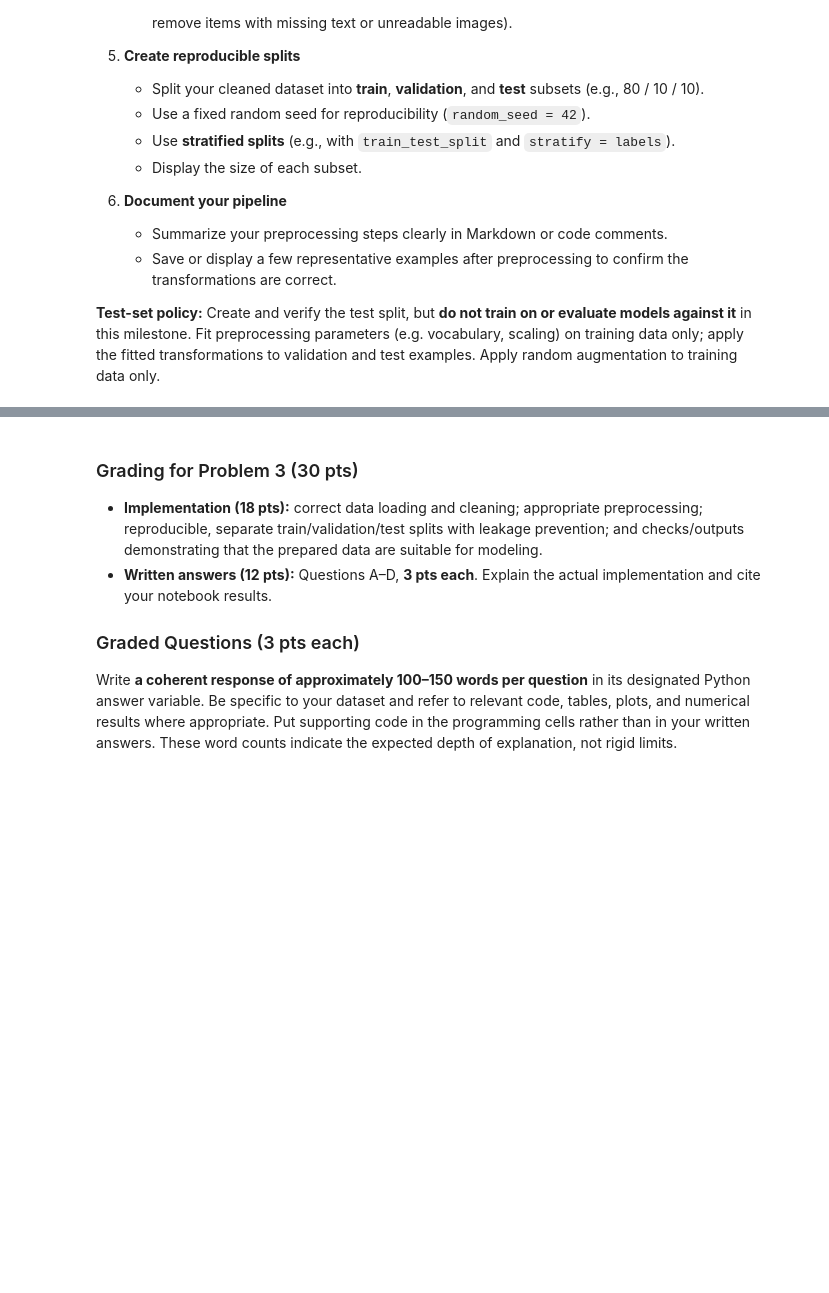
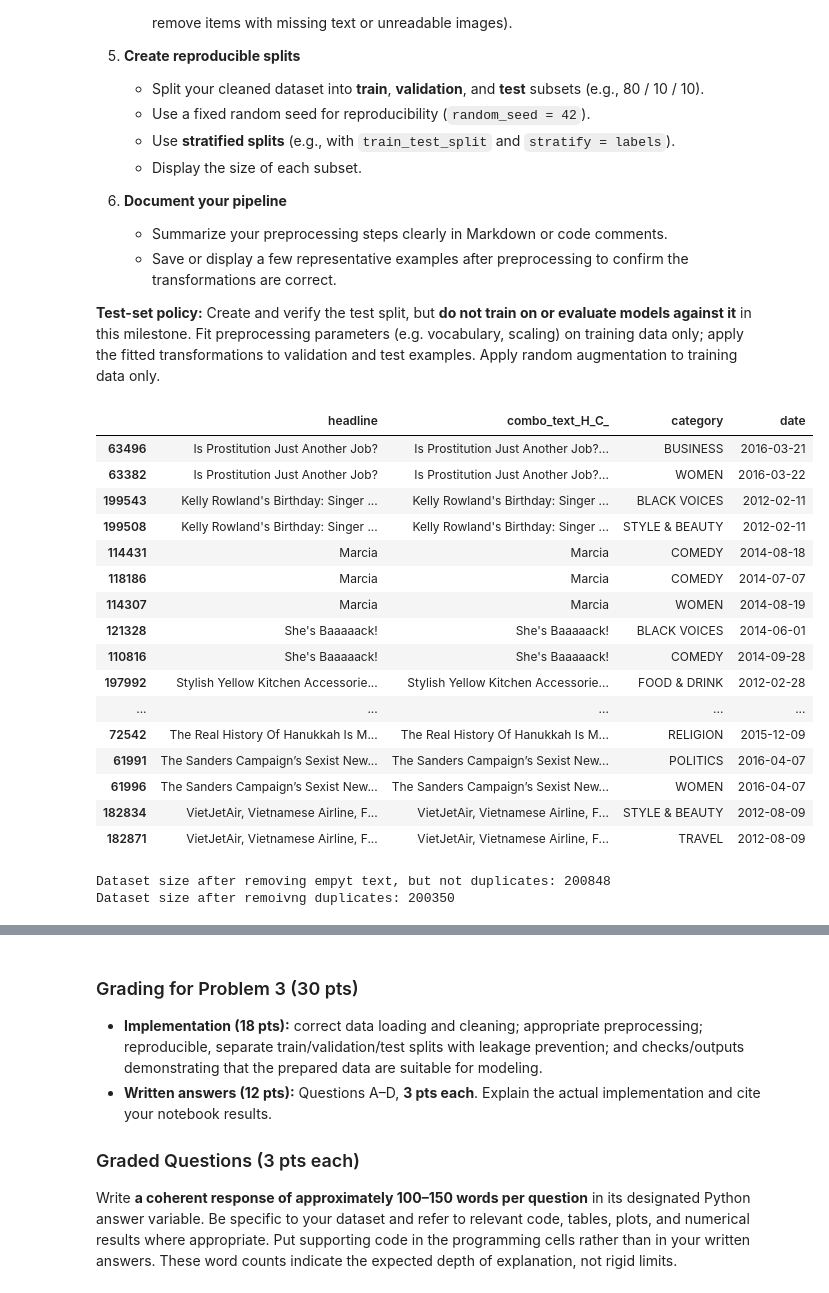
Before and after one commit to raffwh/dx703_hw, a Jupyter notebook: notebooks/Final_Project_Milestone_1.ipynb, the cells around one changed output, grey strips where cells are left out. Drawn from its saved outputs; the diff is of its cells as text; code cells hidden in the pictures; blank space fills up the shorter version.

```diff
--- a/notebooks/Final_Project_Milestone_1.ipynb
+++ b/notebooks/Final_Project_Milestone_1.ipynb
@@ -813,0 +1084,70 @@ Implement the **data preparation and preprocessing steps** that you proposed in
+# %%
+#### ----------------------------------------------------- ####
+
+#      PREPROCESSING
+# ======================================
+#
+
+##_____ CREATE COMBO TEXT _____ ##: using the functions above
+
+df_cleaned_1 = (
+    df
+    .pipe(combining_news_text)          ####____◄ create the 2 combo text columns
+    .query("combo_text_H_C_ != '' ")    ####____◄ cleaning up rows without any text/input
+    .dropna(subset = ['category'])
+)
+
+
+##_____ CLEANUP CONFLICTING/DUPS _____ ##: removing those with same text but diff labels
+
+conflicting_texts = (
+    df_cleaned_1
+    .groupby("combo_text_H_C_")["category"]
+    .nunique()
+    .loc[lambda x: x > 1]
+    .index
+)
+
+
+df_cleaned_2 = (
+    df_cleaned_1
+    .loc[lambda x: ~x["combo_text_H_C_"].isin(conflicting_texts)]
+    .drop_duplicates(subset=["combo_text_H_C_"], keep="last") ####____◄ for now, selecting that the last repeat is the correct label
+    .reset_index(drop=True)
+)
+
+
+
+##### •••••• ####
+##### REVIEWING THE PREPROCESSING
+df_conflicts = (
+    df_cleaned_1
+    .loc[lambda x: x["combo_text_H_C_"].isin(conflicting_texts)]
+    .sort_values(["combo_text_H_C_", "category"])
+)
+
+display(df_conflicts[["headline", "combo_text_H_C_", "category", "date"]].iloc[10:30])
+
+
+print(f"Dataset size after removing empyt text, but not duplicates: {len(df_cleaned_1)}")
+print(f"Dataset size after remoivng duplicates: {len(df_cleaned_2)}")
+# %% [output]
+|  | headline | combo_text_H_C_ | category | date |
+| 63496 | Is Prostitution Just Another Job? | Is Prostitution Just Another Job?... | BUSINESS | 2016-03-21 |
+| 63382 | Is Prostitution Just Another Job? | Is Prostitution Just Another Job?... | WOMEN | 2016-03-22 |
+| 199543 | Kelly Rowland's Birthday: Singer ... | Kelly Rowland's Birthday: Singer ... | BLACK VOICES | 2012-02-11 |
+| 199508 | Kelly Rowland's Birthday: Singer ... | Kelly Rowland's Birthday: Singer ... | STYLE & BEAUTY | 2012-02-11 |
+| 114431 | Marcia | Marcia | COMEDY | 2014-08-18 |
+| 118186 | Marcia | Marcia | COMEDY | 2014-07-07 |
+| 114307 | Marcia | Marcia | WOMEN | 2014-08-19 |
+| 121328 | She's Baaaaack! | She's Baaaaack! | BLACK VOICES | 2014-06-01 |
+| 110816 | She's Baaaaack! | She's Baaaaack! | COMEDY | 2014-09-28 |
+| 197992 | Stylish Yellow Kitchen Accessorie... | Stylish Yellow Kitchen Accessorie... | FOOD & DRINK | 2012-02-28 |
+| ... | ... | ... | ... | ... |
+| 72542 | The Real History Of Hanukkah Is M... | The Real History Of Hanukkah Is M... | RELIGION | 2015-12-09 |
+| 61991 | The Sanders Campaign’s Sexist New... | The Sanders Campaign’s Sexist New... | POLITICS | 2016-04-07 |
+| 61996 | The Sanders Campaign’s Sexist New... | The Sanders Campaign’s Sexist New... | WOMEN | 2016-04-07 |
+| 182834 | VietJetAir, Vietnamese Airline, F... | VietJetAir, Vietnamese Airline, F... | STYLE & BEAUTY | 2012-08-09 |
+| 182871 | VietJetAir, Vietnamese Airline, F... | VietJetAir, Vietnamese Airline, F... | TRAVEL | 2012-08-09 |
+Dataset size after removing empyt text, but not duplicates: 200848
+Dataset size after remoivng duplicates: 200350
```
Also changed, not shown: parts of 41 cells of this notebook, 2 other files.
